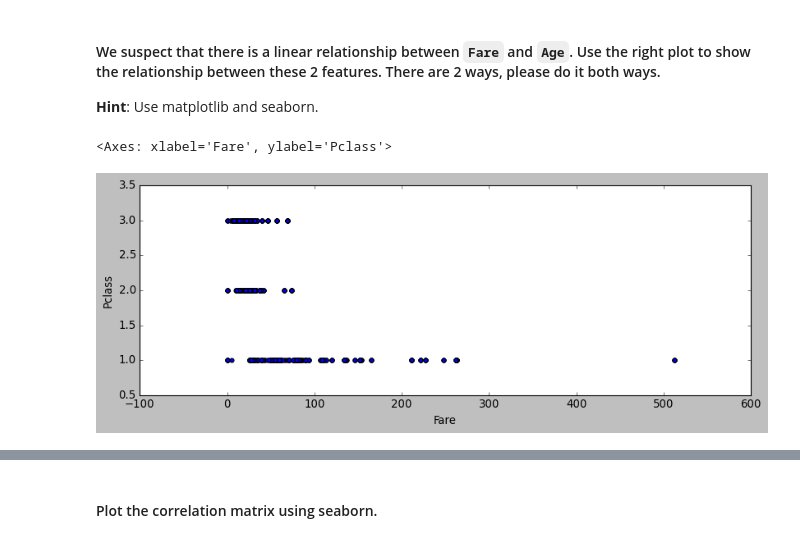
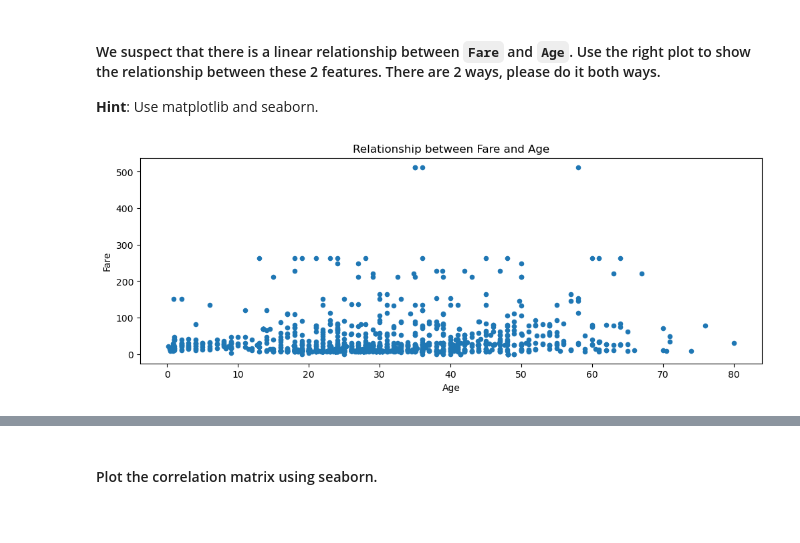
Before and after one commit to Kristinawk/dataptmad0924_labs, a Jupyter notebook: module-2/matplotlib-seaborn/your-code/main.ipynb, the cells around one changed output, grey strips where cells are left out. Saved outputs shown, nothing was run; the diff lists cells and outputs as text; code cells hidden in the pictures.

```diff
--- a/module-2/matplotlib-seaborn/your-code/main.ipynb
+++ b/module-2/matplotlib-seaborn/your-code/main.ipynb
@@ -426,12 +428,13 @@ df_gender.head()
 # %%
 # Method 1 - matplotlib
 # your code here
+plt.style.use('default')
 
 mylabels = ["female", "male"]
 mycolors = ["hotpink", "blue"]
 
 plt.figure(figsize=(3,3))
-plt.pie(df_gender['PassengerId'], labels = mylabels, colors = mycolors, autopct='%1.1f%%')
+plt.pie(df_gender['PassengerId'], labels = mylabels, colors = mycolors, autopct='%1.1f%%', startangle=90)
 
 plt.show()
 # %% [output]
@@ -499,14 +510,13 @@ your comments here
 # %%
 # Method 1 - matplotlib
 # your code here
 
-titanic.plot(x='Fare', y='Pclass', kind='scatter', figsize=(12,4))
-#plt.xlabel(column)
-#plt.ylabel('Steps')
-#plt.title(f'{column} vs Steps')
+titanic.plot(x='Age', y='Fare', kind='scatter', figsize=(12,4))
+plt.title('Relationship between Fare and Age')
+
+plt.show()
 # %% [output]
-<Axes: xlabel='Fare', ylabel='Pclass'>
-[figure, old version]
+[figure, new version]
 # %%
 # Method 2 - seaborn
 # your code here
```
Also changed, not shown: parts of 6 cells of this notebook.
